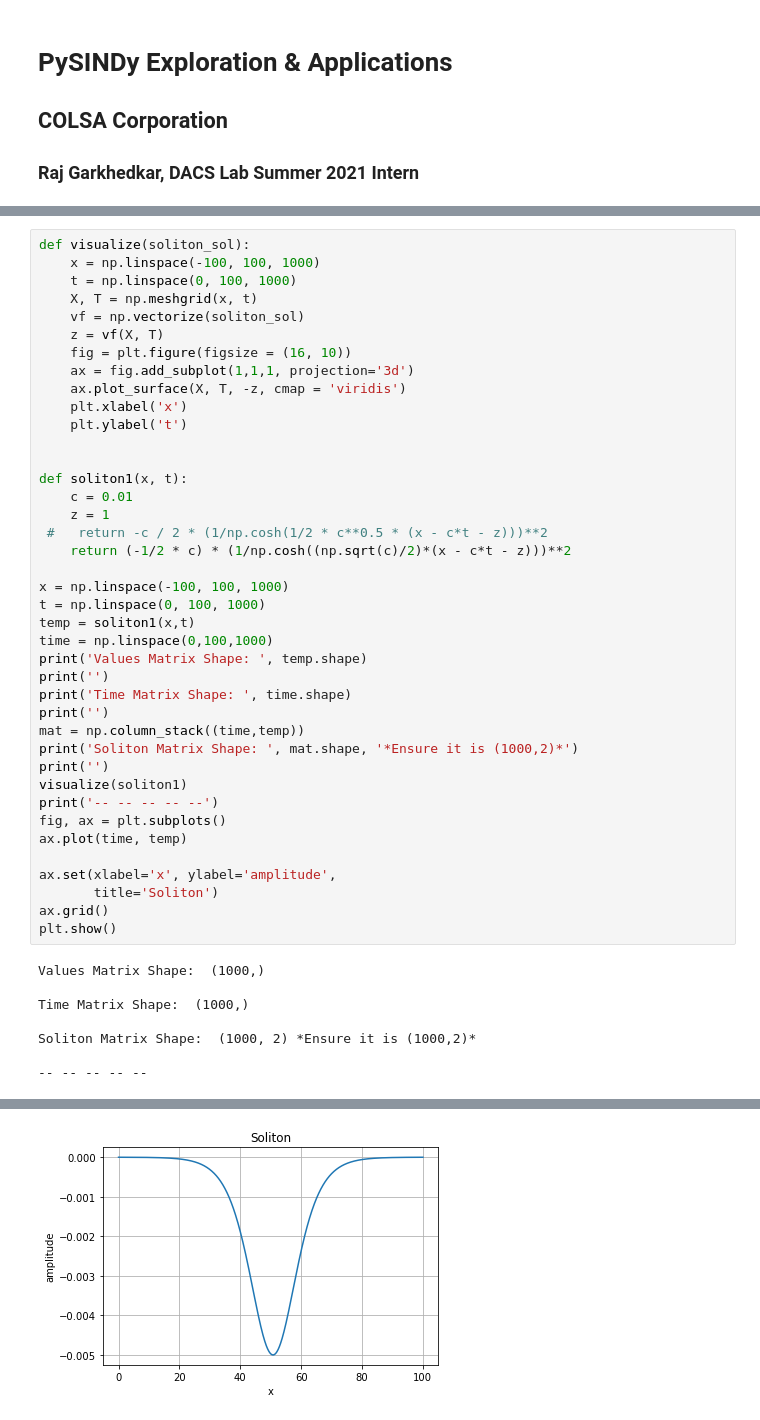
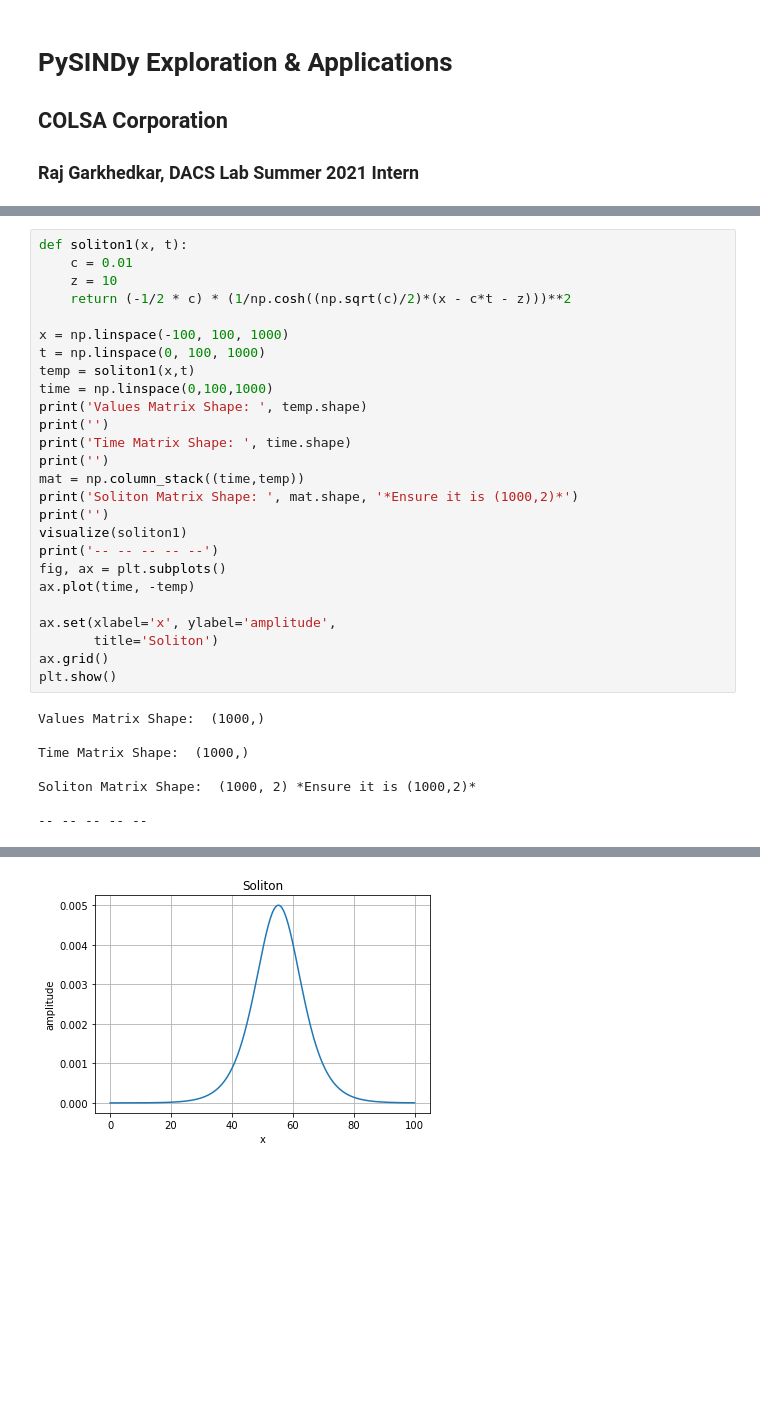
Before and after one commit to rajgark/COLSA-PySINDy, a Jupyter notebook: KortewegDeVries_COLSA.ipynb, the cells around one changed output, grey strips where cells are left out. Cells and saved outputs as stored; diff of their text form; blank space fills up the shorter version.

```diff
--- a/KortewegDeVries_COLSA.ipynb
+++ b/KortewegDeVries_COLSA.ipynb
@@ -149,21 +247,7 @@ SyntaxError: Missing parentheses in call to 'print'. Did you mean print("Optimal
 # %%
-def visualize(soliton_sol):
-    x = np.linspace(-100, 100, 1000)
-    t = np.linspace(0, 100, 1000)
-    X, T = np.meshgrid(x, t)
-    vf = np.vectorize(soliton_sol)
-    z = vf(X, T)
-    fig = plt.figure(figsize = (16, 10))
-    ax = fig.add_subplot(1,1,1, projection='3d')
-    ax.plot_surface(X, T, -z, cmap = 'viridis')
-    plt.xlabel('x')
-    plt.ylabel('t')
-
-
 def soliton1(x, t):
     c = 0.01
-    z = 1
- #   return -c / 2 * (1/np.cosh(1/2 * c**0.5 * (x - c*t - z)))**2
+    z = 10
     return (-1/2 * c) * (1/np.cosh((np.sqrt(c)/2)*(x - c*t - z)))**2
 
 x = np.linspace(-100, 100, 1000)
@@ -180,7 +264,7 @@ print('')
 visualize(soliton1)
 print('-- -- -- -- --')
 fig, ax = plt.subplots()
-ax.plot(time, temp)
+ax.plot(time, -temp)
 
 ax.set(xlabel='x', ylabel='amplitude',
        title='Soliton')
@@ -198 +282 @@ Soliton Matrix Shape:  (1000, 2) *Ensure it is (1000,2)*
-[figure, old version]
+[figure, new version]
```
Also changed, not shown: parts of 12 cells of this notebook.
